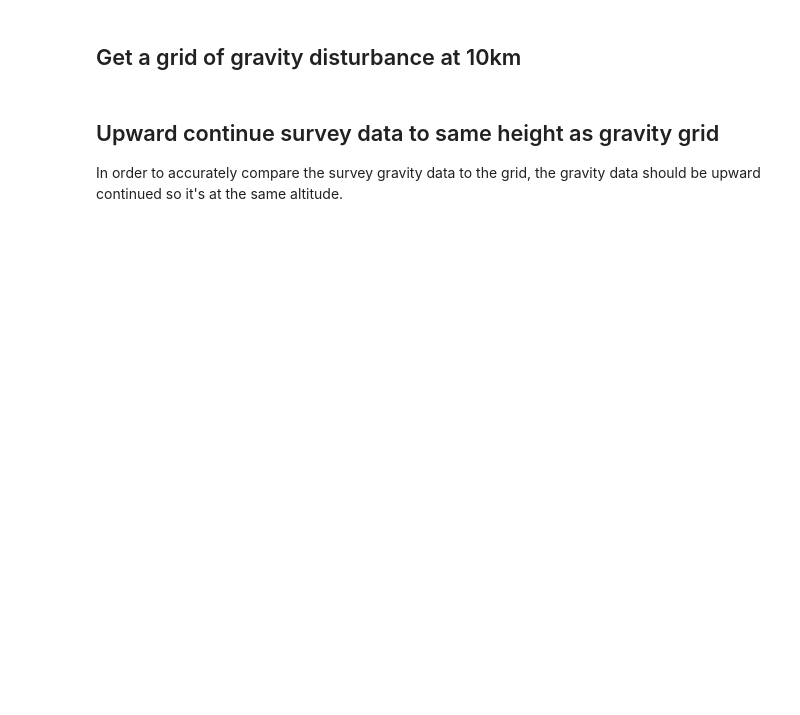
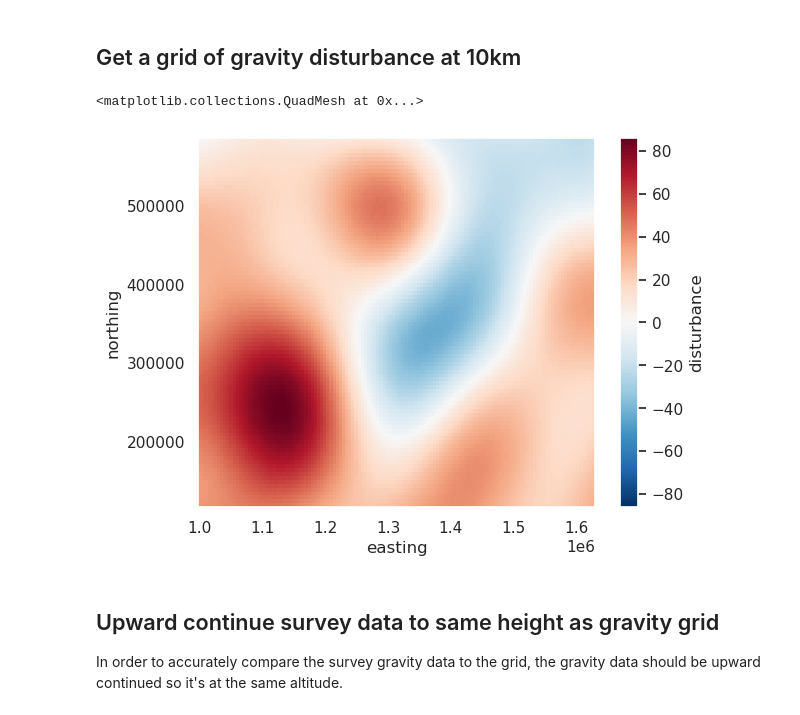
Before and after one commit to GeoToolkits/airbornegeo, a Jupyter notebook: docs/levelling_to_a_grid.ipynb, the cells around one changed output. Cells and saved outputs as stored; diff of their text form; code cells hidden in the pictures; blank space fills up the shorter version.

Commit message:
Level2grid (#70)
* all filter or trend for levelling to grid

* update docs and remove polartoolkit

```diff
--- a/docs/levelling_to_a_grid.ipynb
+++ b/docs/levelling_to_a_grid.ipynb
@@ -82,3 +63,51 @@ eigen_ds.disturbance.plot()
+# %%
+# Download satellite gravity data from EIGEN-6C4 model
+path = pooch.retrieve(
+    url="doi:10.5281/zenodo.5882207/earth-gravity-10arcmin.nc",
+    known_hash="d55134501da0d984f318c0f92e1a15a8472176ec7babde5edfdb58855190273e",
+    progressbar=True,
+)
+grid = xr.load_dataset(path)
+
+# add height as variable
+grid["ellipsoidal_height"] = xr.full_like(grid.gravity, 10e3)
+
+
+# subset to geographic region of interest
+region = bd.get_region((data_df.easting, data_df.northing))
+region_pad = bd.pad_region(region, 20e3)
+transformer = pyproj.Transformer.from_crs("epsg:3031", "epsg:4326")
+region_geo = transformer.transform_bounds(
+    left=region_pad[0],
+    bottom=region_pad[2],
+    right=region_pad[1],
+    top=region_pad[3],
+)
+grid = grid.sel(
+    latitude=slice(region_geo[0], region_geo[2]),
+    longitude=slice(region_geo[1], region_geo[3]),
+)
+
+
+# calculated normal gravity at all EIGEN observation locations
+grid["normal_gravity"] = boule.WGS84.normal_gravity(
+    (None, grid.latitude, grid.ellipsoidal_height),
+)
+
+# calculate gravity disturbance
+grid["disturbance"] = grid.gravity - grid.normal_gravity
+
+# reproject to polar stereographic
+eigen_disturbance = vd.project_grid(
+    grid.disturbance,
+    projection=pyproj.Proj("epsg:3031"),
+    spacing=5e3,
+    region=region,
+)
+eigen_disturbance.plot()
+# %% [output]
+<matplotlib.collections.QuadMesh at 0x...>
+[figure, added]
 # %% [markdown]
 ## Upward continue survey data to same height as gravity grid
 
```
Also changed, not shown: parts of 22 cells of this notebook, 5 other files.
